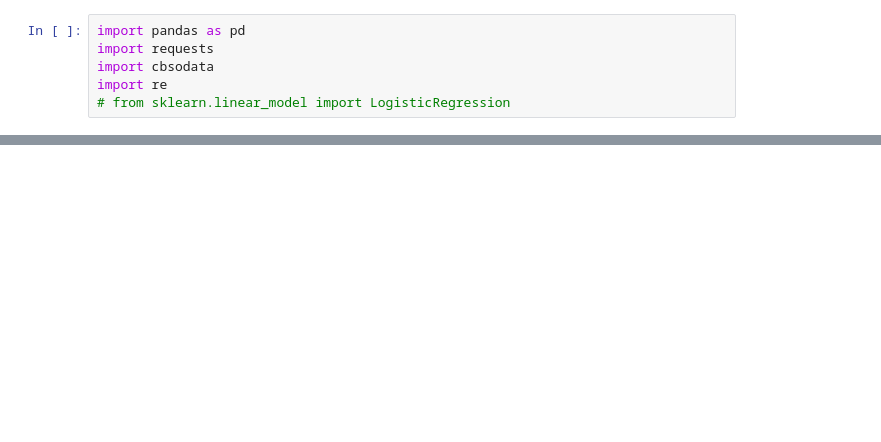
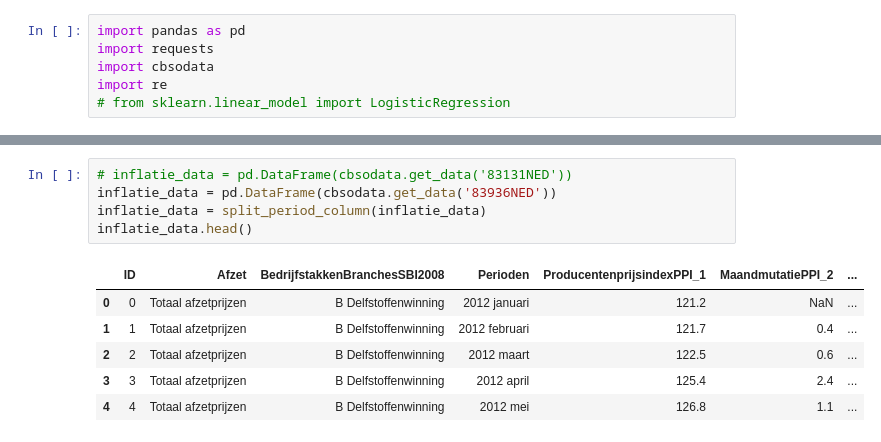
Before and after one commit to evdhout/uwv, a Jupyter notebook: uwv/ingestion/ingestion.ipynb, the cells around one changed output, grey strips where cells are left out. Drawn from its saved outputs; the diff is of its cells as text; blank space fills up the shorter version.

```diff
--- a/uwv/ingestion/ingestion.ipynb
+++ b/uwv/ingestion/ingestion.ipynb
@@ -9,0 +163,12 @@ Het is nu niet mogelijk m helder te krijgen wat de kolommen in een tabel precies
+# %%
+# inflatie_data = pd.DataFrame(cbsodata.get_data('83131NED'))
+inflatie_data = pd.DataFrame(cbsodata.get_data('83936NED'))
+inflatie_data = split_period_column(inflatie_data)
+inflatie_data.head()
+# %% [output]
+|  | ID | Afzet | BedrijfstakkenBranchesSBI2008 | Perioden | ProducentenprijsindexPPI_1 | MaandmutatiePPI_2 | ... |
+| 0 | 0 | Totaal afzetprijzen | B Delfstoffenwinning | 2012 januari | 121.2 | NaN | ... |
+| 1 | 1 | Totaal afzetprijzen | B Delfstoffenwinning | 2012 februari | 121.7 | 0.4 | ... |
+| 2 | 2 | Totaal afzetprijzen | B Delfstoffenwinning | 2012 maart | 122.5 | 0.6 | ... |
+| 3 | 3 | Totaal afzetprijzen | B Delfstoffenwinning | 2012 april | 125.4 | 2.4 | ... |
+| 4 | 4 | Totaal afzetprijzen | B Delfstoffenwinning | 2012 mei | 126.8 | 1.1 | ... |
```
Also changed, not shown: parts of 23 cells of this notebook.
